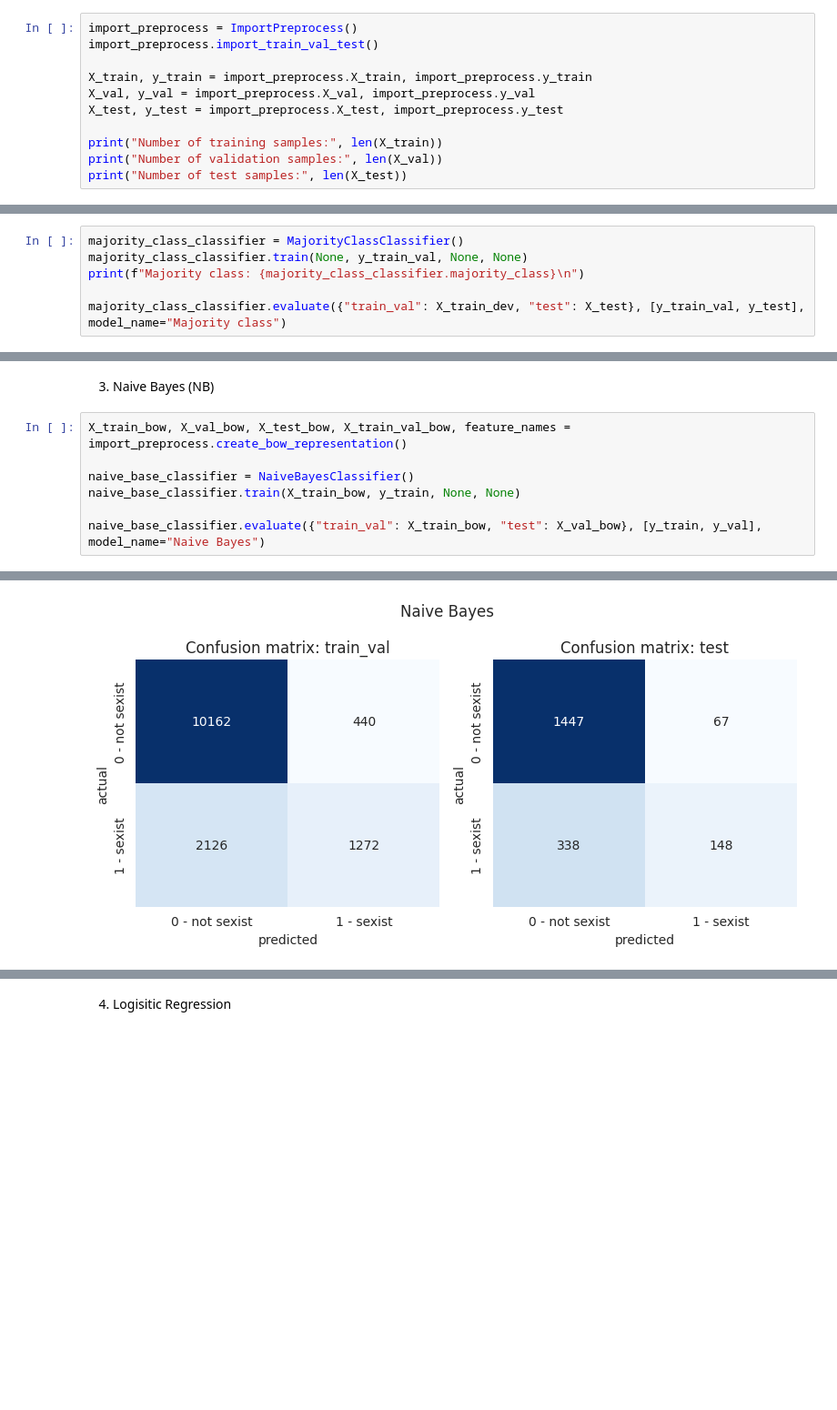
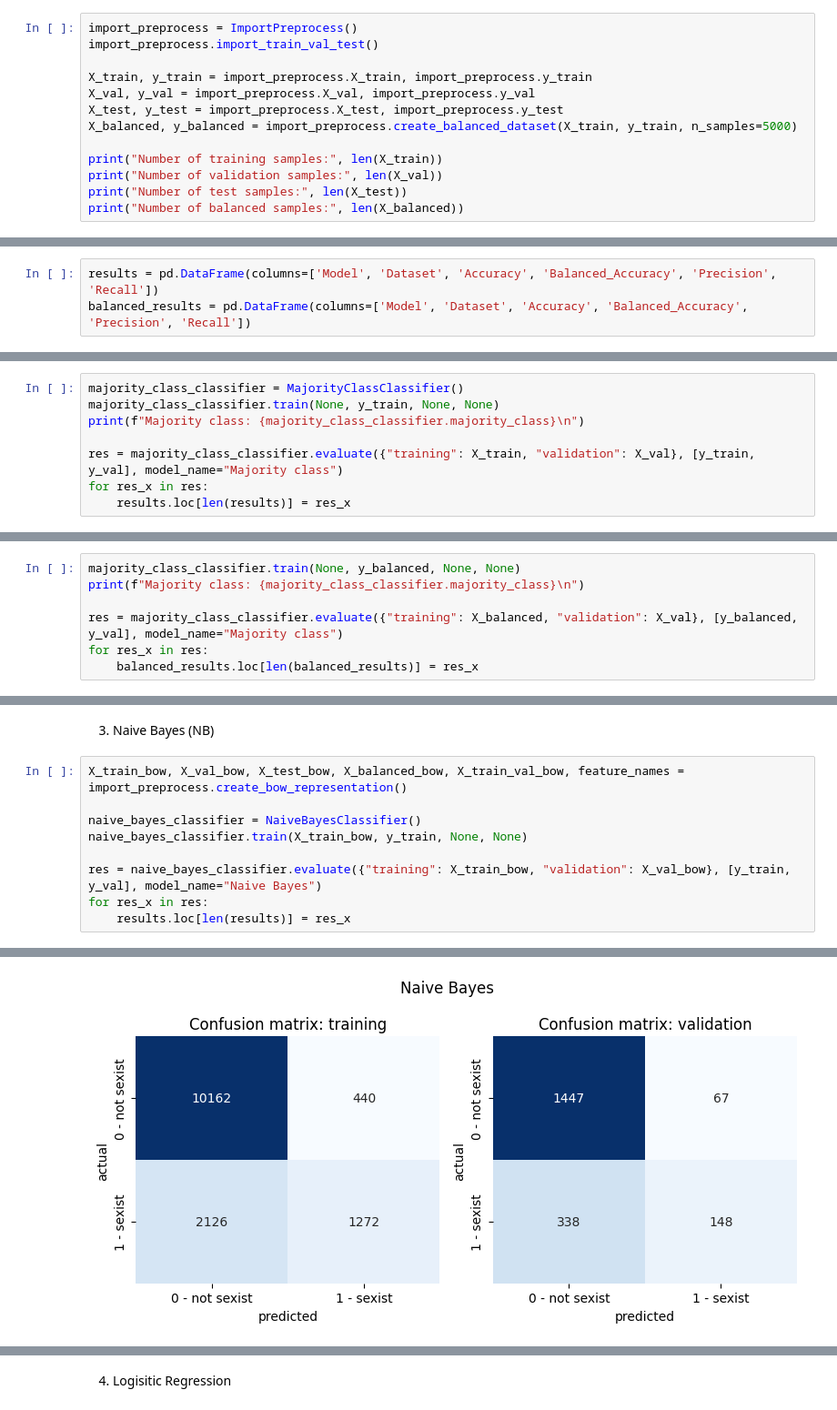
Before and after one commit to henrform/NLP_24W_VSHJ, a Jupyter notebook: milestone 2/milestone_2.ipynb, the cells around one changed output, grey strips where cells are left out. Shown at 91% size. Saved outputs shown, nothing was run; the diff lists cells and outputs as text; blank space fills up the shorter version.

```diff
--- a/milestone 2/milestone_2.ipynb
+++ b/milestone 2/milestone_2.ipynb
@@ -21,10 +21,12 @@ import_preprocess.import_train_val_test()
 X_train, y_train = import_preprocess.X_train, import_preprocess.y_train
 X_val, y_val = import_preprocess.X_val, import_preprocess.y_val
 X_test, y_test = import_preprocess.X_test, import_preprocess.y_test
+X_balanced, y_balanced = import_preprocess.create_balanced_dataset(X_train, y_train, n_samples=5000)
 
 print("Number of training samples:", len(X_train))
 print("Number of validation samples:", len(X_val))
 print("Number of test samples:", len(X_test))
+print("Number of balanced samples:", len(X_balanced))
 # %% [output]
 Number of training samples: 14000
 Number of validation samples: 2000
@@ -51,13 +56,18 @@ plt.show()
+# %%
+results = pd.DataFrame(columns=['Model', 'Dataset', 'Accuracy', 'Balanced_Accuracy', 'Precision', 'Recall'])
+balanced_results = pd.DataFrame(columns=['Model', 'Dataset', 'Accuracy', 'Balanced_Accuracy', 'Precision', 'Recall'])
 # %% [markdown]
 #### a) Traditional (non-DL) baseline models
 
 1. majority class classifier
 # %%
 majority_class_classifier = MajorityClassClassifier()
-majority_class_classifier.train(None, y_train_val, None, None)
+majority_class_classifier.train(None, y_train, None, None)
 print(f"Majority class: {majority_class_classifier.majority_class}\n")
 
-majority_class_classifier.evaluate({"train_val": X_train_dev, "test": X_test}, [y_train_val, y_test], model_name="Majority class")
+res = majority_class_classifier.evaluate({"training": X_train, "validation": X_val}, [y_train, y_val], model_name="Majority class")
+for res_x in res:
+    results.loc[len(results)] = res_x
 # %% [output]
 Majority class: not sexist
 
@@ -81,0 +92,7 @@ recall: 0.0000
+# %%
+majority_class_classifier.train(None, y_balanced, None, None)
+print(f"Majority class: {majority_class_classifier.majority_class}\n")
+
+res = majority_class_classifier.evaluate({"training": X_balanced, "validation": X_val}, [y_balanced, y_val], model_name="Majority class")
+for res_x in res:
+    balanced_results.loc[len(balanced_results)] = res_x
@@ -84,12 +122,14 @@ recall: 0.0000
 # %% [markdown]
 3. Naive Bayes (NB)
 # %%
-X_train_bow, X_val_bow, X_test_bow, X_train_val_bow, feature_names = import_preprocess.create_bow_representation()
+X_train_bow, X_val_bow, X_test_bow, X_balanced_bow, X_train_val_bow, feature_names = import_preprocess.create_bow_representation()
 
-naive_base_classifier = NaiveBayesClassifier()
-naive_base_classifier.train(X_train_bow, y_train, None, None)
+naive_bayes_classifier = NaiveBayesClassifier()
+naive_bayes_classifier.train(X_train_bow, y_train, None, None)
 
-naive_base_classifier.evaluate({"train_val": X_train_bow, "test": X_val_bow}, [y_train, y_val], model_name="Naive Bayes")
+res = naive_bayes_classifier.evaluate({"training": X_train_bow, "validation": X_val_bow}, [y_train, y_val], model_name="Naive Bayes")
+for res_x in res:
+    results.loc[len(results)] = res_x
 # %% [output]
 ########################################
 
@@ -105,7 +145,7 @@ Metrics for test
 accuracy: 0.7975
 balanced accuracy: 0.6301
 precision: 0.6884
 recall: 0.3045
 
 ########################################
-[figure, old version]
+[figure, new version]
```
Also changed, not shown: parts of 24 cells of this notebook, 4 other files.
